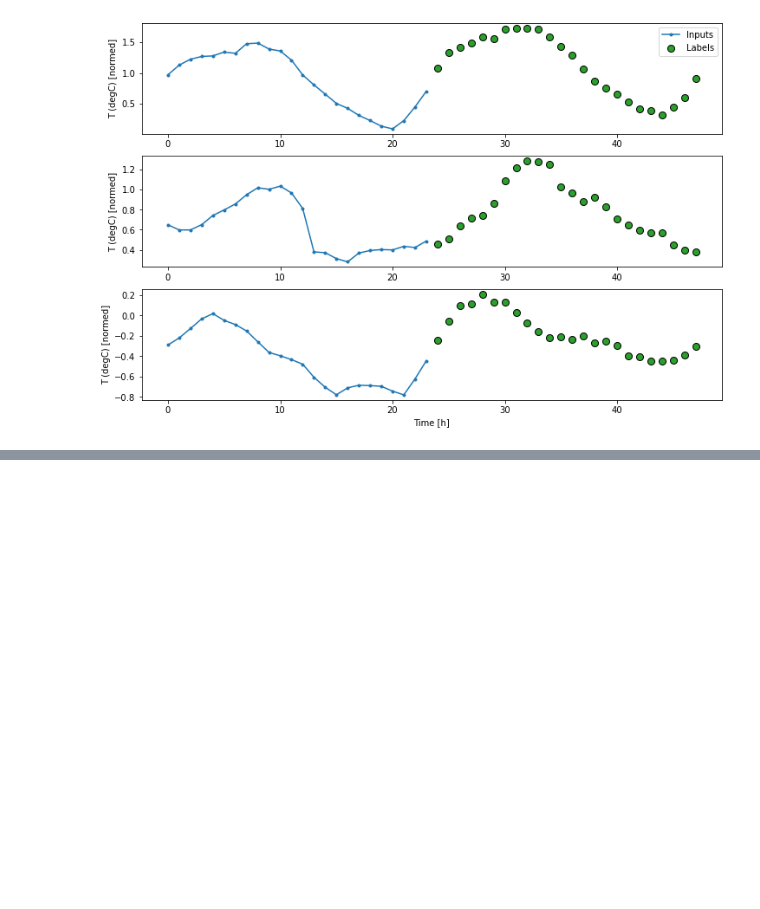
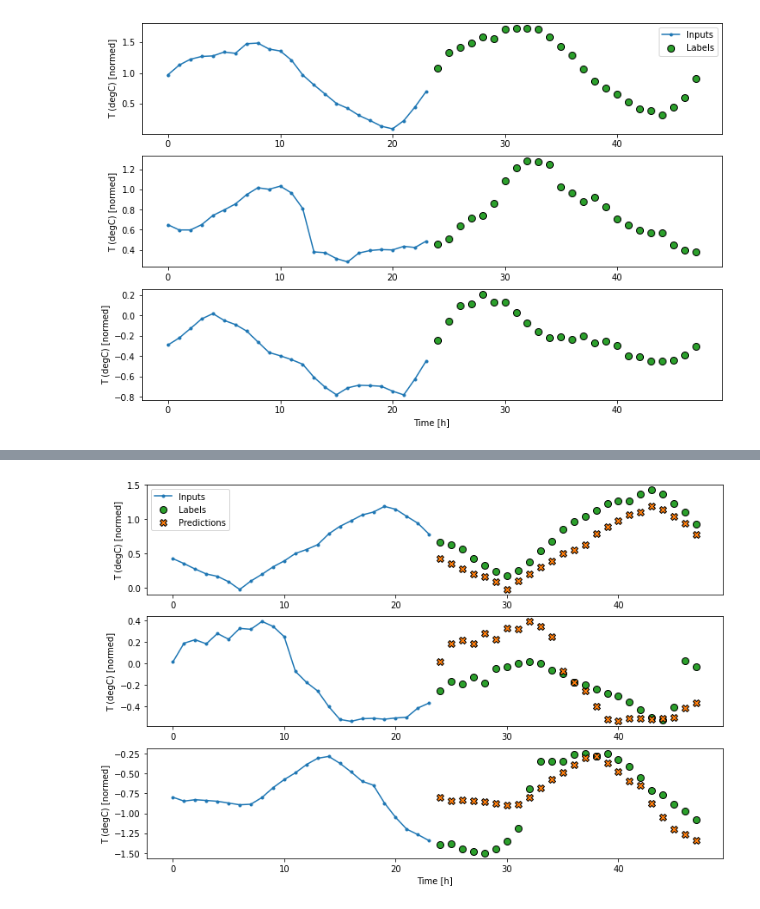
Before and after one commit to algorithm-ssau/generating-image-captions, a Jupyter notebook: examples/time-series-forecasting.ipynb, the cells around one changed output, grey strips where cells are left out. Saved outputs shown, nothing was run; the diff lists cells and outputs as text; code cells hidden in the pictures; blank space fills up the shorter version.

```diff
--- a/examples/time-series-forecasting.ipynb
+++ b/examples/time-series-forecasting.ipynb
@@ -966,0 +991,13 @@ Label column name(s): None
+# %%
+class RepeatBaseline(tf.keras.Model):
+    def call(self, inputs):
+        return inputs
+
+repeat_baseline = RepeatBaseline()
+repeat_baseline.compile(loss=tf.losses.MeanSquaredError(),
+                        metrics=[tf.metrics.MeanAbsoluteError()])
+
+multi_val_performance['Repeat'] = repeat_baseline.evaluate(multi_window.val)
+multi_performance['Repeat'] = repeat_baseline.evaluate(multi_window.test, verbose=0)
+multi_window.plot(repeat_baseline)
+# %% [output]
@@ -966,0 +1005 @@ Label column name(s): None
+[figure, added]
```
Also changed, not shown: parts of 3 cells of this notebook.
